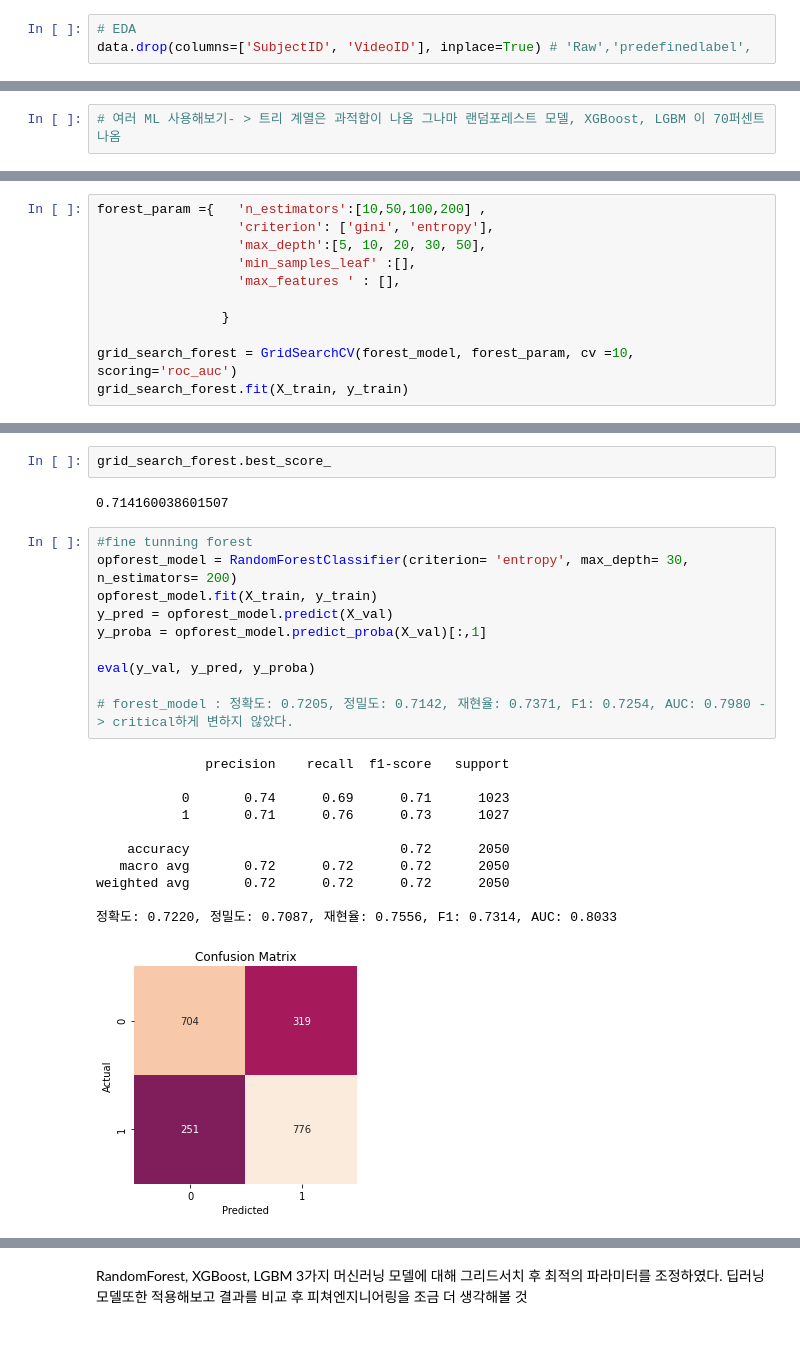
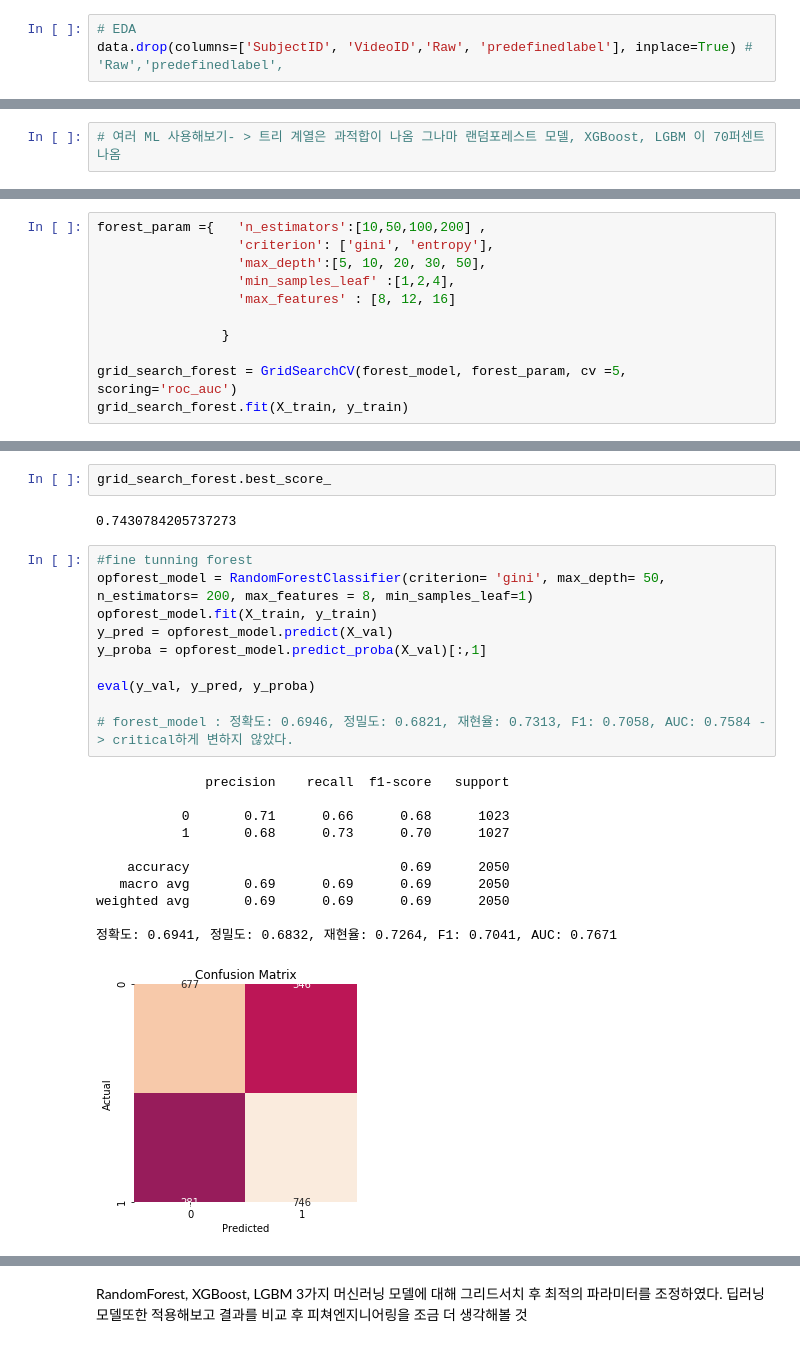
Before and after one commit to sanha-hwang/EEG_project, a Jupyter notebook: Project_EEG.ipynb, the cells around one changed output, grey strips where cells are left out. Cells and saved outputs as stored; diff of their text form.

```diff
--- a/Project_EEG.ipynb
+++ b/Project_EEG.ipynb
@@ -150,7 +150,7 @@ Index(['SubjectID', 'age', 'ethnicity', 'gender', 'VideoID', 'Attention',
       dtype='object')
 # %%
 # EDA
-data.drop(columns=['SubjectID', 'VideoID'], inplace=True) # 'Raw','predefinedlabel',
+data.drop(columns=['SubjectID', 'VideoID','Raw', 'predefinedlabel'], inplace=True) # 'Raw','predefinedlabel',
 # %%
 data.head()
 # %% [output]
@@ -300,11 +299,11 @@ shap.force_plot(
 forest_param ={   'n_estimators':[10,50,100,200] ,
                   'criterion': ['gini', 'entropy'],
                   'max_depth':[5, 10, 20, 30, 50],
-                  'min_samples_leaf' :[],
-                  'max_features ' : [],
+                  'min_samples_leaf' :[1,2,4],
+                  'max_features' : [8, 12, 16]
 
                 }
 
-grid_search_forest = GridSearchCV(forest_model, forest_param, cv =10, scoring='roc_auc')
+grid_search_forest = GridSearchCV(forest_model, forest_param, cv =5, scoring='roc_auc')
 grid_search_forest.fit(X_train, y_train)
 # %% [output]
@@ -343,29 +346,29 @@ grid_search_forest.best_params_
 # %%
 grid_search_forest.best_score_
 # %% [output]
-0.714160038601507
+0.7430784205737273
 # %%
 #fine tunning forest
-opforest_model = RandomForestClassifier(criterion= 'entropy', max_depth= 30, n_estimators= 200)
+opforest_model = RandomForestClassifier(criterion= 'gini', max_depth= 50, n_estimators= 200, max_features = 8, min_samples_leaf=1)
 opforest_model.fit(X_train, y_train)
 y_pred = opforest_model.predict(X_val)
 y_proba = opforest_model.predict_proba(X_val)[:,1]
 
 eval(y_val, y_pred, y_proba)
 
-# forest_model : 정확도: 0.7205, 정밀도: 0.7142, 재현율: 0.7371, F1: 0.7254, AUC: 0.7980 -> critical하게 변하지 않았다.
+# forest_model : 정확도: 0.6946, 정밀도: 0.6821, 재현율: 0.7313, F1: 0.7058, AUC: 0.7584 -> critical하게 변하지 않았다.
 # %% [output]
               precision    recall  f1-score   support
 
-           0       0.74      0.69      0.71      1023
-           1       0.71      0.76      0.73      1027
+           0       0.71      0.66      0.68      1023
+           1       0.68      0.73      0.70      1027
 
-    accuracy                           0.72      2050
-   macro avg       0.72      0.72      0.72      2050
-weighted avg       0.72      0.72      0.72      2050
+    accuracy                           0.69      2050
+   macro avg       0.69      0.69      0.69      2050
+weighted avg       0.69      0.69      0.69      2050
 
-정확도: 0.7220, 정밀도: 0.7087, 재현율: 0.7556, F1: 0.7314, AUC: 0.8033
+정확도: 0.6941, 정밀도: 0.6832, 재현율: 0.7264, F1: 0.7041, AUC: 0.7671
-[figure, old version]
+[figure, new version]
 # %%
 # permuter 정의
 import eli5
```
Also changed, not shown: parts of 38 cells of this notebook.
